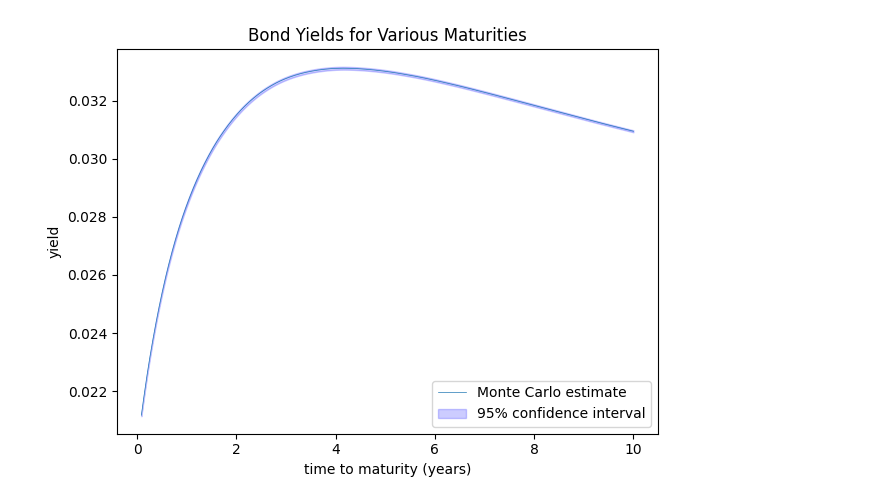
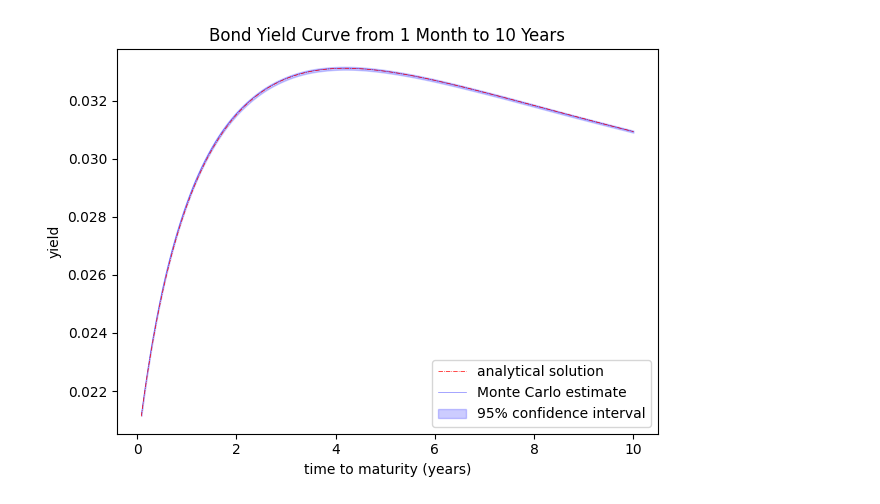
Before and after one commit to joshuakim314/MMF1928, a Jupyter notebook: Project 3/mmf1928_a3.ipynb, the cells around one changed output. Cells and saved outputs as stored; diff of their text form; code cells hidden in the pictures.

```diff
--- a/Project 3/mmf1928_a3.ipynb
+++ b/Project 3/mmf1928_a3.ipynb
@@ -18,7 +19,7 @@ def sim(r_0, drift, diffusion, N, T, N_paths):
     return paths
 
 
-def get_phi(t, a, b, lambda_):
+def phi_func(t, a, b, lambda_):
     return a + b*((1 - np.exp(-lambda_*t))/(lambda_*t) - np.exp(-lambda_*t))
 
 
@@ -33,6 +34,15 @@ def get_yield(r, N, delta_t=1/252, conf_alpha=0.05):
     # yield_rate = np.mean(yield_rates)
     # yield_rate_ci = (yield_rate - np.std(yield_rates, ddof=1)*norm.ppf(1 - conf_alpha/2)/np.sqrt(r.shape[0]), yield_rate + np.std(yield_rates, ddof=1)*norm.ppf(1 - conf_alpha/2)/np.sqrt(r.shape[0]))
     return yield_rate, yield_rate_ci
+
+
+def analytical_bond_price(x, y, t, T, phi_func, alpha, beta, sigma, eta, a, b, lambda_):
+    tau = T - t
+    Phi, err = integrate.quad(phi_func, t, T, args=(a, b, lambda_))
+    A = -Phi + sigma**2 * ((2*alpha*tau - np.exp(-2*alpha*tau) + 4*np.exp(-alpha*tau) - 3) / (4 * alpha**3)) + eta**2 * ((2*beta*tau - np.exp(-2*beta*tau) + 4*np.exp(-beta*tau) - 3) / (4 * beta**3))
+    B = (1 - np.exp(-alpha*tau)) / alpha
+    C = (1 - np.exp(-beta*tau)) / beta
+    return np.exp(A - B*x - C*y)
 # %%
 """Q2 main run"""
 np.random.seed(1928)
@@ -48,7 +58,7 @@ b = 0.05
 lambda_ = 0.75
 
 t = np.linspace(0, 10, 2521)
-phi = get_phi(t, a, b, lambda_)
+phi = phi_func(t, a, b, lambda_)
 x = sim(x_0, alpha, sigma, 2520, 10, 1000)
 y = sim(y_0, beta, eta, 2520, 10, 1000)
 r = phi + x + y
@@ -64,8 +74,8 @@ r = phi + x + y
 # plt.show()
 # fig.savefig("media/sample_paths.png")
 
-quantiles = [0.25, 0.5, 0.75]  # [0.1, 0.25, 0.5, 0.75, 0.9]
-cmap = matplotlib.cm.get_cmap('Blues')
+quantiles = [0.05, 0.25, 0.5, 0.75, 0.95]
+cmap = matplotlib.cm.get_cmap('viridis')
 
 fig, ax = plt.subplots()
 for quantile in quantiles:
@@ -106,23 +116,27 @@ fig.savefig("media/r_t.png")
 # %%
 """Q3 main run"""
 x = sim(x_0, alpha, sigma, 2520, 10, 10000)
 y = sim(y_0, beta, eta, 2520, 10, 10000)
 r = phi + x + y
+
+analytical_bond_prices = np.array([analytical_bond_price(x_0, y_0, 0, N/252, phi_func, alpha, beta, sigma, eta, a, b, lambda_) for N in range(21, 2521)])
+analytical_yields = -np.log(analytical_bond_prices) / (np.arange(21, 2521) / 252)
 
 yields = np.full(2521, np.nan)
 lower_cis = np.full(2521, np.nan)
 upper_cis = np.full(2521, np.nan)
 for i in range(21, 2521):  # 1 month (assuming each month has 21 trading days) ~ 10 years
     yields[i], (lower_cis[i], upper_cis[i]) = get_yield(r, i)
 
 fig, ax = plt.subplots()
-ax.plot(t, yields, label="Monte Carlo estimate", linewidth=0.5)
-ax.fill_between(t, lower_cis, upper_cis, color='b', alpha=.2, label="95% confidence interval")
+ax.plot(np.arange(21, 2521) / 252, analytical_yields, label="analytical solution", linewidth=0.5, color='r', linestyle='dashdot', zorder=10)
+ax.plot(t, yields, label="Monte Carlo estimate", linewidth=0.5, color='b', alpha=0.5, zorder=5)
+ax.fill_between(t, lower_cis, upper_cis, color='b', alpha=.2, label="95% confidence interval", zorder=0)
 ax.set(xlabel='time to maturity (years)', ylabel='yield')
-ax.set_title("Bond Yields for Various Maturities")
+ax.set_title("Bond Yield Curve from 1 Month to 10 Years")
 ax.legend()
 plt.tight_layout()
 plt.show()
 fig.savefig("media/yield.png")
 # %% [output]
-[figure, old version]
+[figure, new version]
```
Also changed, not shown: parts of 4 cells of this notebook, 8 other files.
